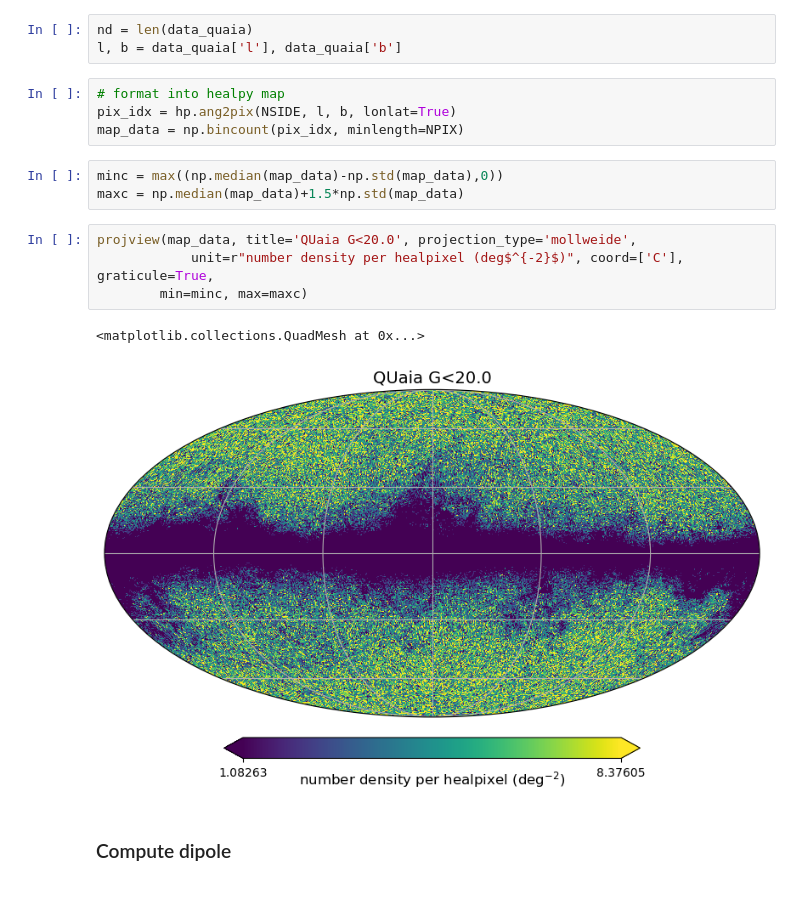
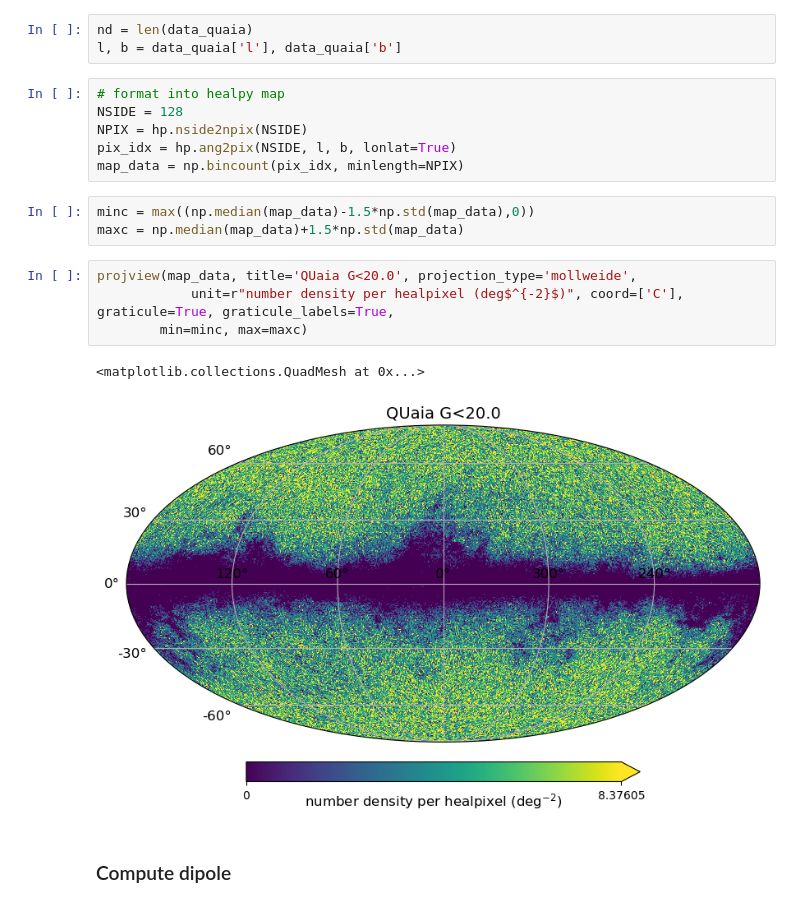
Before and after one commit to abbyw24/lss-dipoles, a Jupyter notebook: notebooks/QUaia_dipole_24-4-23.ipynb, the cells around one changed output. Drawn from its saved outputs; the diff is of its cells as text.

```diff
--- a/notebooks/QUaia_dipole_24-4-23.ipynb
+++ b/notebooks/QUaia_dipole_24-4-23.ipynb
@@ -30,18 +45,20 @@ nd = len(data_quaia)
 l, b = data_quaia['l'], data_quaia['b']
 # %%
 # format into healpy map
+NSIDE = 128
+NPIX = hp.nside2npix(NSIDE)
 pix_idx = hp.ang2pix(NSIDE, l, b, lonlat=True)
 map_data = np.bincount(pix_idx, minlength=NPIX)
 # %%
-minc = max((np.median(map_data)-np.std(map_data),0))
+minc = max((np.median(map_data)-1.5*np.std(map_data),0))
 maxc = np.median(map_data)+1.5*np.std(map_data)
 # %%
 projview(map_data, title='QUaia G<20.0', projection_type='mollweide',
-            unit=r"number density per healpixel (deg$^{-2}$)", coord=['C'], graticule=True,
+            unit=r"number density per healpixel (deg$^{-2}$)", coord=['C'], graticule=True, graticule_labels=True,
         min=minc, max=maxc)
 # %% [output]
 <matplotlib.collections.QuadMesh at 0x...>
-[figure, old version]
+[figure, new version]
 # %% [markdown]
 ### Compute dipole
 # %%
```
Also changed, not shown: parts of 20 cells of this notebook, 3 other files.
